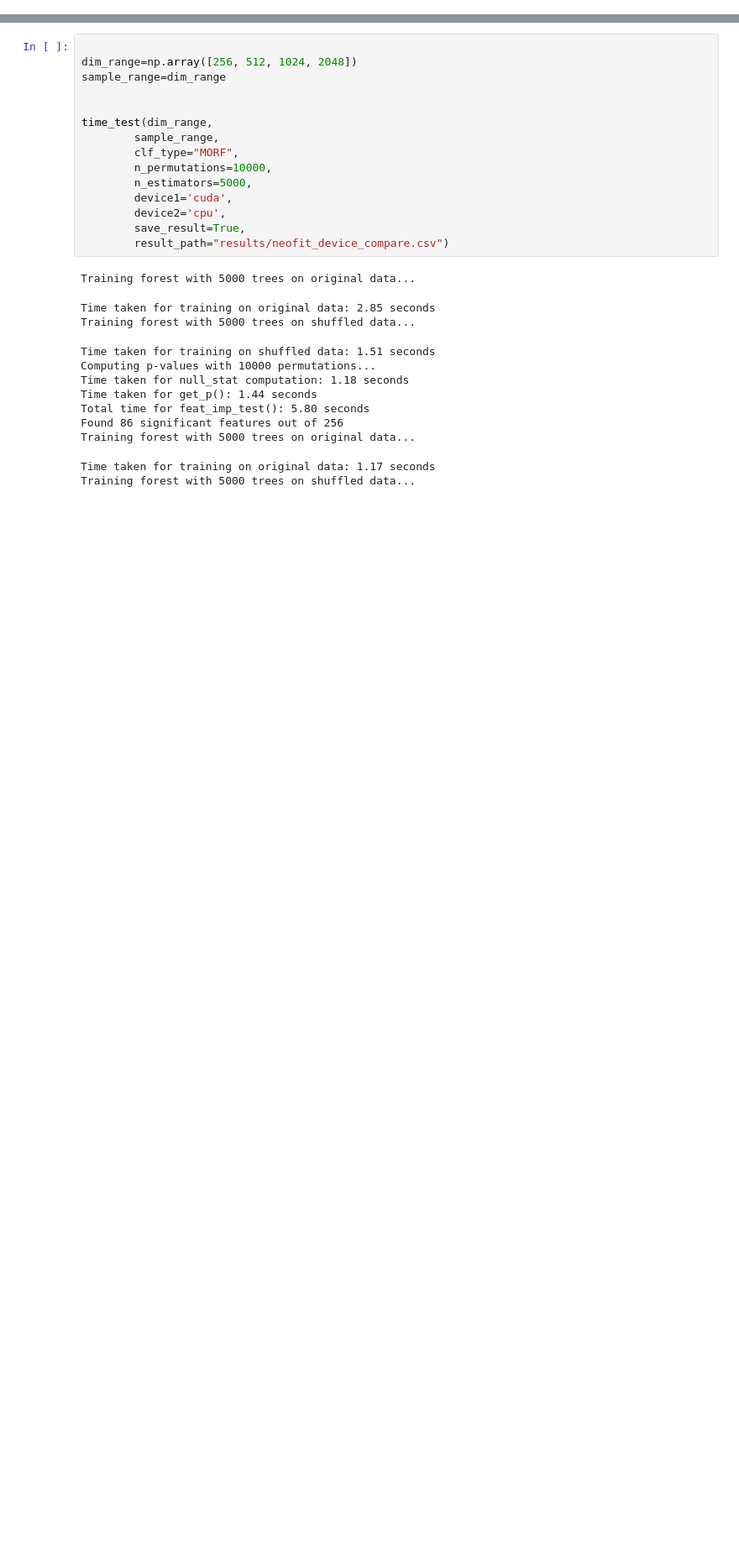
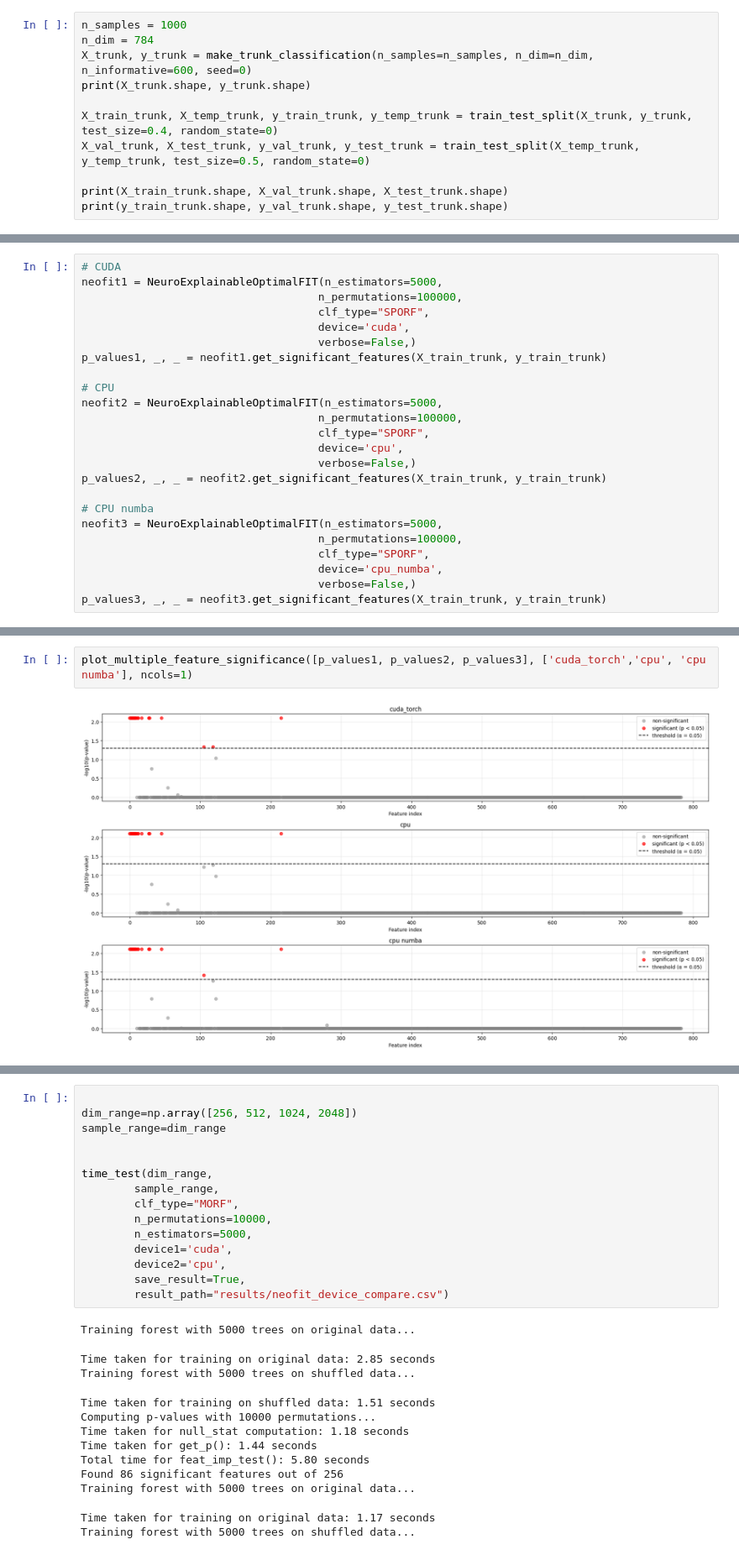
Before and after one commit to ClarkXu0625/treeple, a Jupyter notebook: treeple/stats/test_neofit.ipynb, the cells around one changed output, grey strips where cells are left out. Shown at 84% size. Cells and saved outputs as stored; diff of their text form; blank space fills up the shorter version.

```diff
--- a/treeple/stats/test_neofit.ipynb
+++ b/treeple/stats/test_neofit.ipynb
@@ -3,0 +9,11 @@ import numpy as np
+# %%
+n_samples = 1000
+n_dim = 784
+X_trunk, y_trunk = make_trunk_classification(n_samples=n_samples, n_dim=n_dim, n_informative=600, seed=0)
+print(X_trunk.shape, y_trunk.shape)
+
+X_train_trunk, X_temp_trunk, y_train_trunk, y_temp_trunk = train_test_split(X_trunk, y_trunk, test_size=0.4, random_state=0)
+X_val_trunk, X_test_trunk, y_val_trunk, y_test_trunk = train_test_split(X_temp_trunk, y_temp_trunk, test_size=0.5, random_state=0)
+
+print(X_train_trunk.shape, X_val_trunk.shape, X_test_trunk.shape)
+print(y_train_trunk.shape, y_val_trunk.shape, y_test_trunk.shape)
@@ -3,0 +24,24 @@ import numpy as np
+# %%
+# CUDA
+neofit1 = NeuroExplainableOptimalFIT(n_estimators=5000,
+                                    n_permutations=100000,
+                                    clf_type="SPORF",
+                                    device='cuda',
+                                    verbose=False,)
+p_values1, _, _ = neofit1.get_significant_features(X_train_trunk, y_train_trunk)
+
+# CPU
+neofit2 = NeuroExplainableOptimalFIT(n_estimators=5000,
+                                    n_permutations=100000,
+                                    clf_type="SPORF",
+                                    device='cpu',
+                                    verbose=False,)
+p_values2, _, _ = neofit2.get_significant_features(X_train_trunk, y_train_trunk)
+
+# CPU numba
+neofit3 = NeuroExplainableOptimalFIT(n_estimators=5000,
+                                    n_permutations=100000,
+                                    clf_type="SPORF",
+                                    device='cpu_numba',
+                                    verbose=False,)
+p_values3, _, _ = neofit3.get_significant_features(X_train_trunk, y_train_trunk)
@@ -3,0 +76,4 @@ import numpy as np
+# %%
+plot_multiple_feature_significance([p_values1, p_values2, p_values3], ['cuda_torch','cpu', 'cpu numba'], ncols=1)
+# %% [output]
+[figure, added]
```
Also changed, not shown: parts of 19 cells of this notebook.
